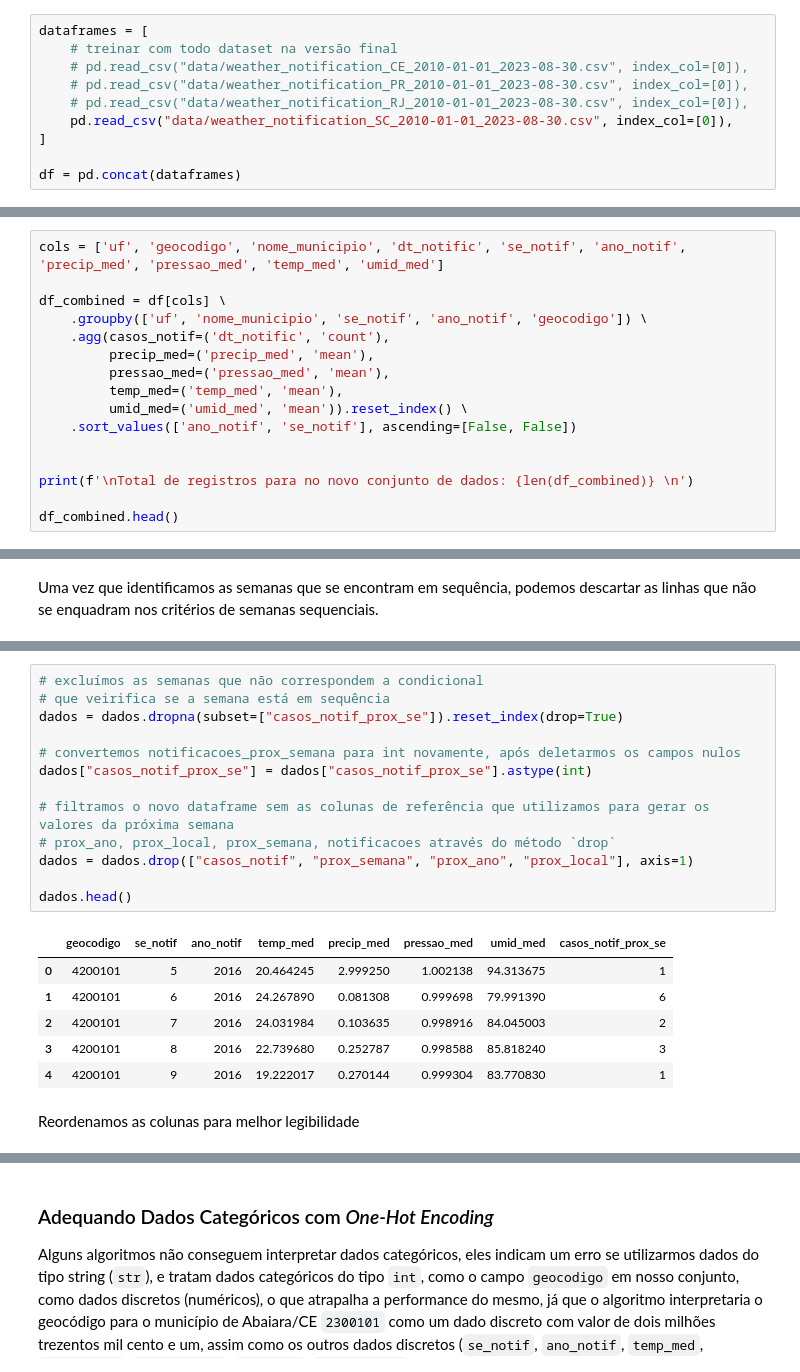
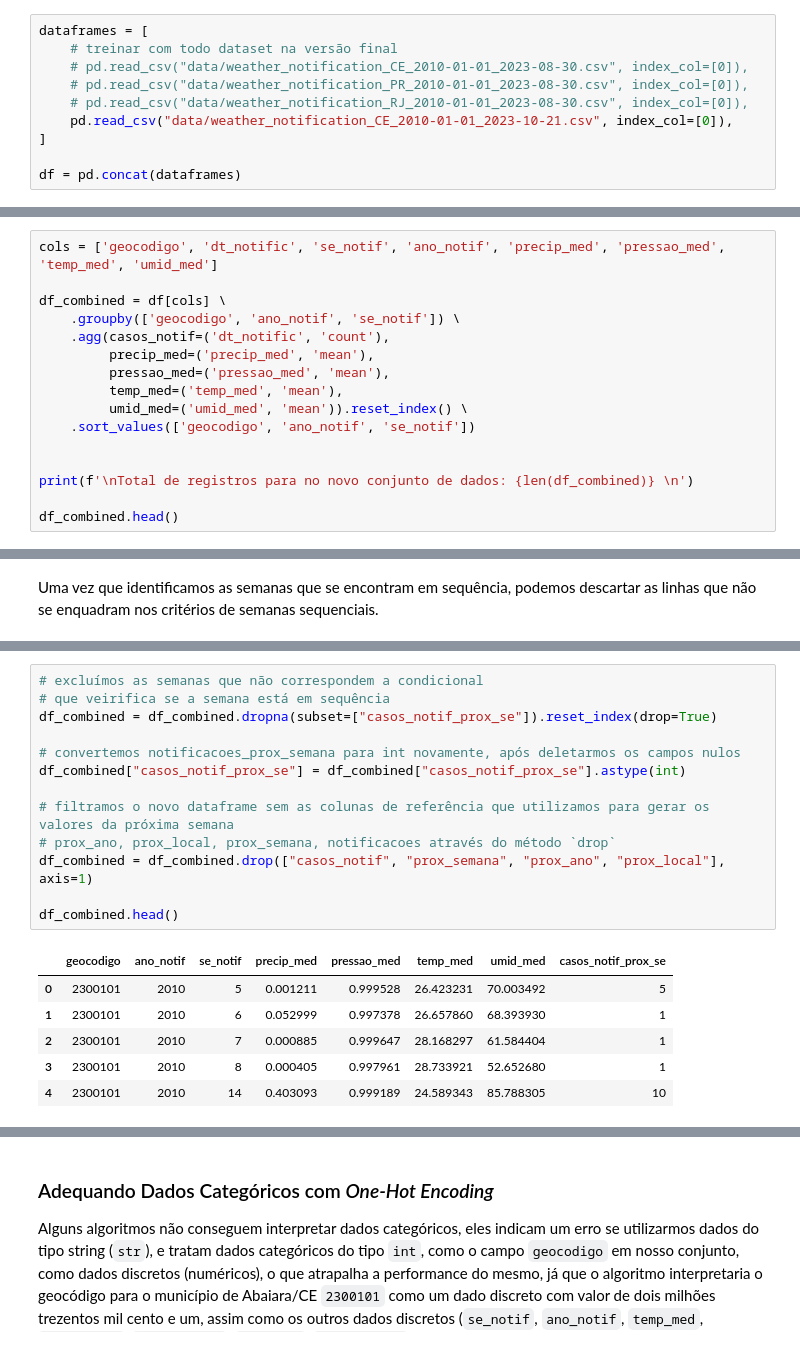
Before and after one commit to osl-pocs/ml-dengue-predict, a Jupyter notebook: notebooks/ML_Dengue_Predict_FINAL.ipynb, the cells around one changed output, grey strips where cells are left out. Saved outputs shown, nothing was run; the diff lists cells and outputs as text.

```diff
--- a/notebooks/ML_Dengue_Predict_FINAL.ipynb
+++ b/notebooks/ML_Dengue_Predict_FINAL.ipynb
@@ -205,7 +218,7 @@ dataframes = [
     # pd.read_csv("data/weather_notification_CE_2010-01-01_2023-08-30.csv", index_col=[0]),
     # pd.read_csv("data/weather_notification_PR_2010-01-01_2023-08-30.csv", index_col=[0]),
     # pd.read_csv("data/weather_notification_RJ_2010-01-01_2023-08-30.csv", index_col=[0]),
-    pd.read_csv("data/weather_notification_SC_2010-01-01_2023-08-30.csv", index_col=[0]),
+    pd.read_csv("data/weather_notification_CE_2010-01-01_2023-10-21.csv", index_col=[0]),
 ]
 
 df = pd.concat(dataframes)
@@ -225,14 +279,14 @@ df.head()
 # %%
-cols = ['uf', 'geocodigo', 'nome_municipio', 'dt_notific', 'se_notif', 'ano_notif', 'precip_med', 'pressao_med', 'temp_med', 'umid_med']
+cols = ['geocodigo', 'dt_notific', 'se_notif', 'ano_notif', 'precip_med', 'pressao_med', 'temp_med', 'umid_med']
 
 df_combined = df[cols] \
-    .groupby(['uf', 'nome_municipio', 'se_notif', 'ano_notif', 'geocodigo']) \
+    .groupby(['geocodigo', 'ano_notif', 'se_notif']) \
     .agg(casos_notif=('dt_notific', 'count'),
          precip_med=('precip_med', 'mean'),
          pressao_med=('pressao_med', 'mean'),
          temp_med=('temp_med', 'mean'),
          umid_med=('umid_med', 'mean')).reset_index() \
-    .sort_values(['ano_notif', 'se_notif'], ascending=[False, False])
+    .sort_values(['geocodigo', 'ano_notif', 'se_notif'])
 
 
 print(f'\nTotal de registros para no novo conjunto de dados: {len(df_combined)} \n')
@@ -546,22 +583,20 @@ Uma vez que identificamos as semanas que se encontram em sequência, podemos des
 # %%
 # excluímos as semanas que não correspondem a condicional
 # que veirifica se a semana está em sequência
-dados = dados.dropna(subset=["casos_notif_prox_se"]).reset_index(drop=True)
+df_combined = df_combined.dropna(subset=["casos_notif_prox_se"]).reset_index(drop=True)
 
 # convertemos notificacoes_prox_semana para int novamente, após deletarmos os campos nulos
-dados["casos_notif_prox_se"] = dados["casos_notif_prox_se"].astype(int)
+df_combined["casos_notif_prox_se"] = df_combined["casos_notif_prox_se"].astype(int)
 
 # filtramos o novo dataframe sem as colunas de referência que utilizamos para gerar os valores da próxima semana
 # prox_ano, prox_local, prox_semana, notificacoes através do método `drop`
-dados = dados.drop(["casos_notif", "prox_semana", "prox_ano", "prox_local"], axis=1)
+df_combined = df_combined.drop(["casos_notif", "prox_semana", "prox_ano", "prox_local"], axis=1)
 
-dados.head()
+df_combined.head()
 # %% [output]
-|  | geocodigo | se_notif | ano_notif | temp_med | precip_med | pressao_med | umid_med | casos_notif_prox_se |
-| 0 | 4200101 | 5 | 2016 | 20.464245 | 2.999250 | 1.002138 | 94.313675 | 1 |
-| 1 | 4200101 | 6 | 2016 | 24.267890 | 0.081308 | 0.999698 | 79.991390 | 6 |
-| 2 | 4200101 | 7 | 2016 | 24.031984 | 0.103635 | 0.998916 | 84.045003 | 2 |
-| 3 | 4200101 | 8 | 2016 | 22.739680 | 0.252787 | 0.998588 | 85.818240 | 3 |
-| 4 | 4200101 | 9 | 2016 | 19.222017 | 0.270144 | 0.999304 | 83.770830 | 1 |
+|  | geocodigo | ano_notif | se_notif | precip_med | pressao_med | temp_med | umid_med | casos_notif_prox_se |
+| 0 | 2300101 | 2010 | 5 | 0.001211 | 0.999528 | 26.423231 | 70.003492 | 5 |
+| 1 | 2300101 | 2010 | 6 | 0.052999 | 0.997378 | 26.657860 | 68.393930 | 1 |
+| 2 | 2300101 | 2010 | 7 | 0.000885 | 0.999647 | 28.168297 | 61.584404 | 1 |
+| 3 | 2300101 | 2010 | 8 | 0.000405 | 0.997961 | 28.733921 | 52.652680 | 1 |
+| 4 | 2300101 | 2010 | 14 | 0.403093 | 0.999189 | 24.589343 | 85.788305 | 10 |
-# %% [markdown]
-Reordenamos as colunas para melhor legibilidade
```
Also changed, not shown: parts of 71 cells of this notebook, 7 other files.
